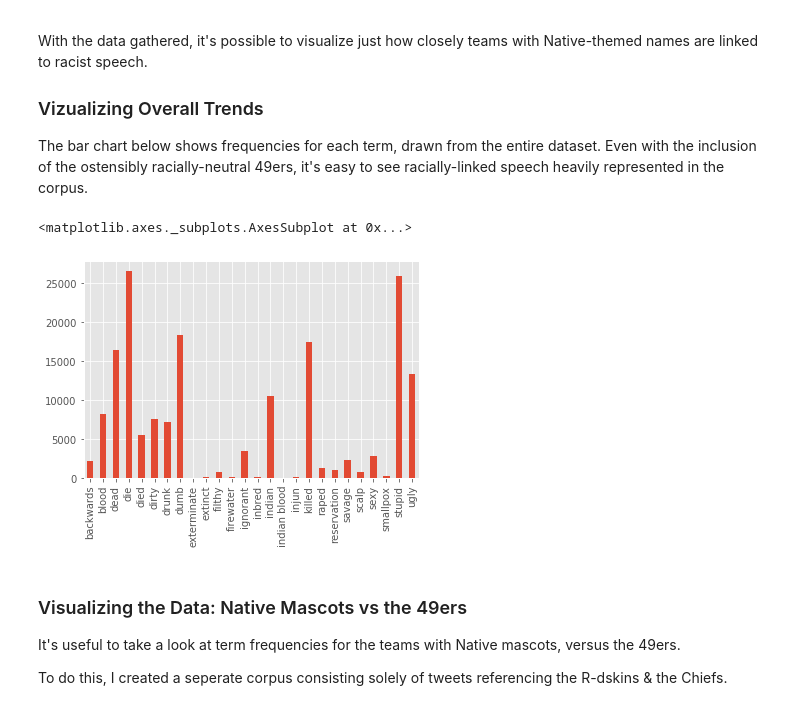
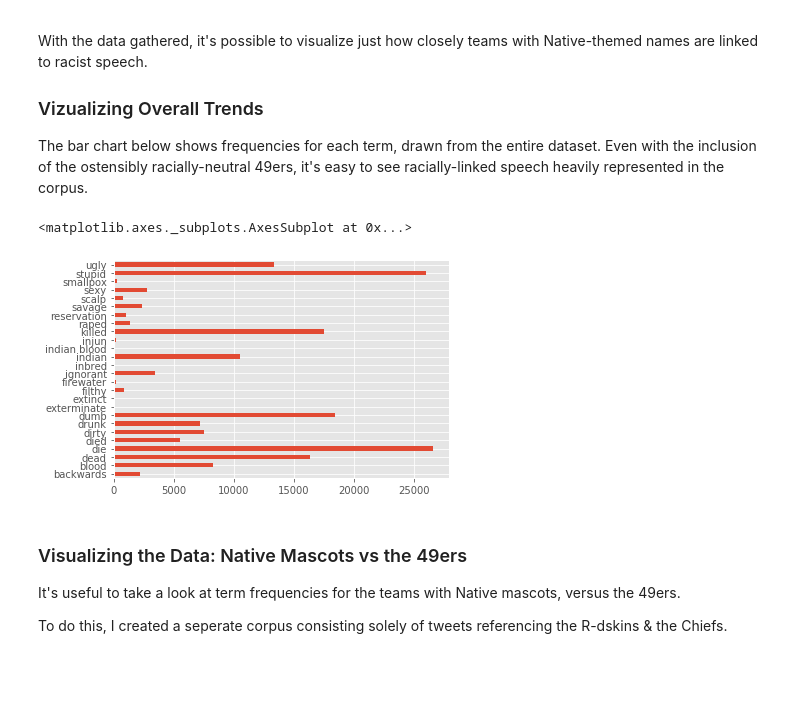
Before and after one commit to IndigenousEngineering/Not_Your_Mascot, a Jupyter notebook: Not_Your_Mascot_full.ipynb, the cells around one changed output. Cells and saved outputs as stored; diff of their text form; code cells hidden in the pictures; blank space fills up the shorter version.

Commit message:
change overall trend graphs to horizontal

```diff
--- a/Not_Your_Mascot_full.ipynb
+++ b/Not_Your_Mascot_full.ipynb
@@ -1402,11 +1402,11 @@ The bar chart below shows frequencies for each term, drawn from the entire datas
 # %%
 # bar chart for full dataset
 # frequencies per term for all teams
 
-Not_Your_Mascot_full_df['term'].value_counts().sort_index().plot.bar()
+Not_Your_Mascot_full_df['term'].value_counts().sort_index().plot.barh()
 # %% [output]
 <matplotlib.axes._subplots.AxesSubplot at 0x...>
-[figure, old version]
+[figure, new version]
 # %% [markdown]
 ### Visualizing the Data: Native Mascots vs the 49ers
 
```
Also changed, not shown: parts of 2 cells of this notebook.
